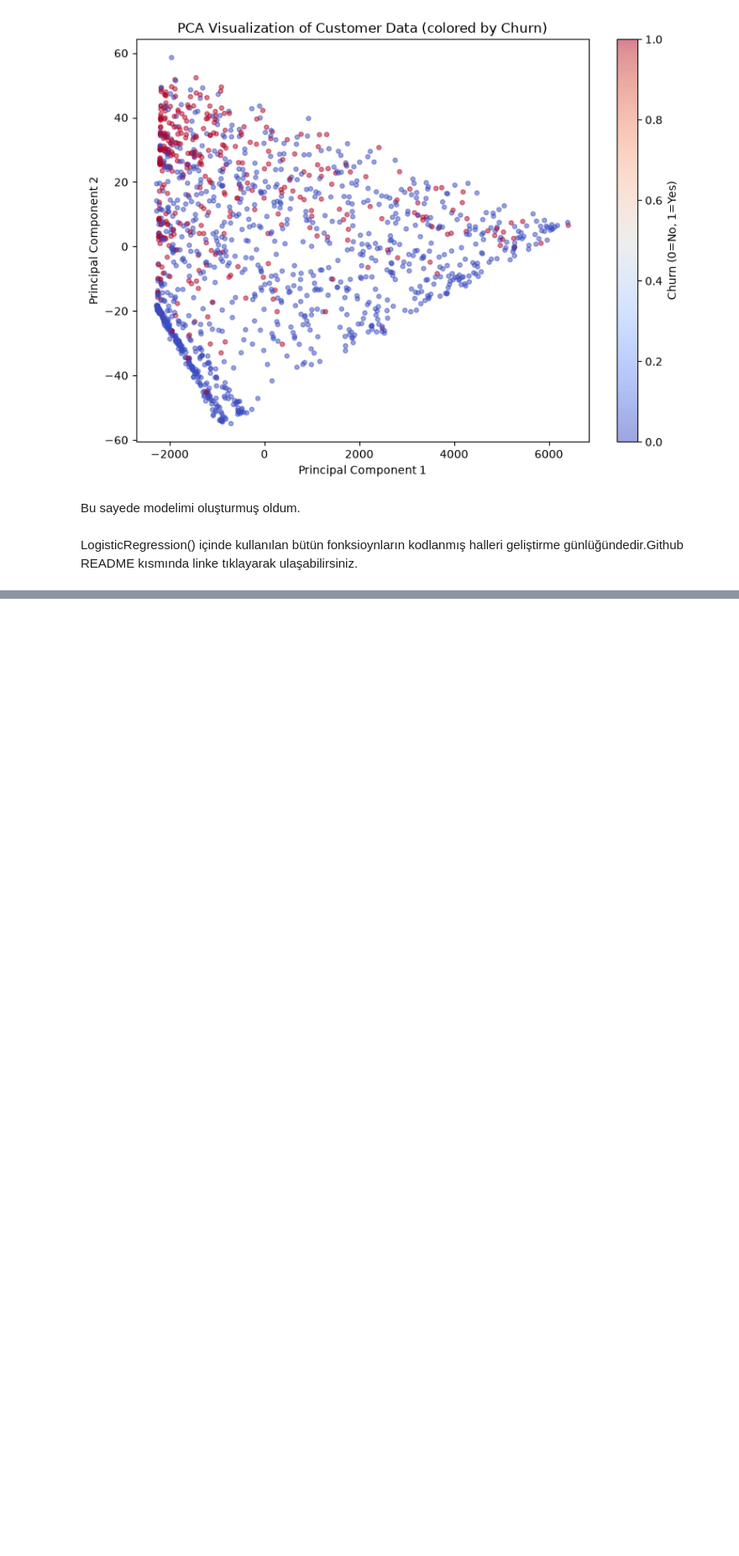
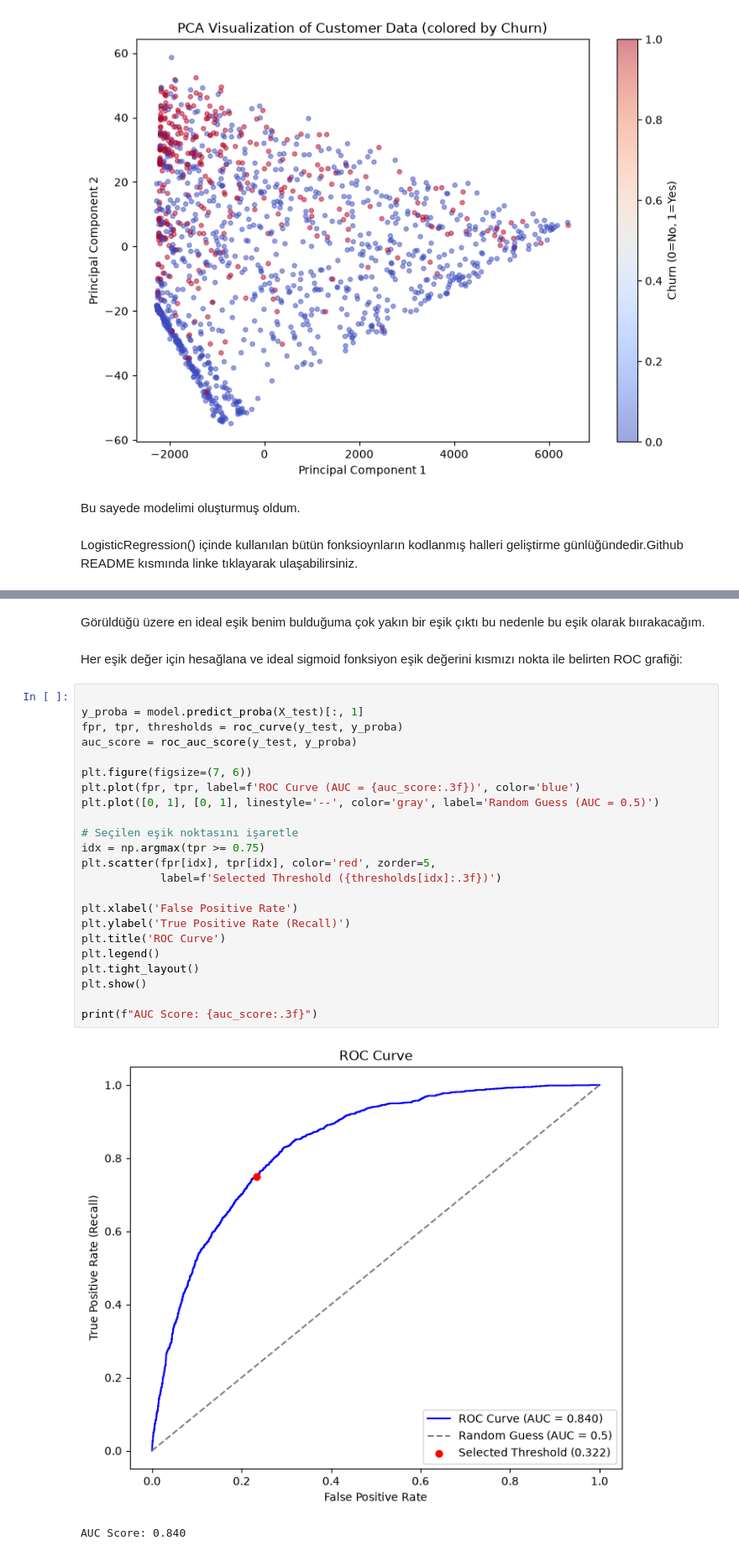
Before and after one commit to S9-gif/telco-churn-prediction, a Jupyter notebook: notebooks/01_KVA(Kesifsel_Veri_Analizi).ipynb, the cells around one changed output, grey strips where cells are left out. Shown at 84% size. Drawn from its saved outputs; the diff is of its cells as text; blank space fills up the shorter version.

```diff
--- a/notebooks/01_KVA(Kesifsel_Veri_Analizi).ipynb
+++ b/notebooks/01_KVA(Kesifsel_Veri_Analizi).ipynb
@@ -320,0 +423,30 @@ LogisticRegression() içinde kullanılan bütün fonksioynların kodlanmış hal
+# %% [markdown]
+Görüldüğü üzere en ideal eşik benim bulduğuma çok yakın bir eşik çıktı bu nedenle bu eşik olarak bıırakacağım.
+# %% [markdown]
+Her eşik değer için hesağlana ve ideal sigmoid fonksiyon eşik değerini kısmızı nokta ile belirten ROC grafiği:
+# %%
+
+y_proba = model.predict_proba(X_test)[:, 1]
+fpr, tpr, thresholds = roc_curve(y_test, y_proba)
+auc_score = roc_auc_score(y_test, y_proba)
+
+plt.figure(figsize=(7, 6))
+plt.plot(fpr, tpr, label=f'ROC Curve (AUC = {auc_score:.3f})', color='blue')
+plt.plot([0, 1], [0, 1], linestyle='--', color='gray', label='Random Guess (AUC = 0.5)')
+
+# Seçilen eşik noktasını işaretle
+idx = np.argmax(tpr >= 0.75)
+plt.scatter(fpr[idx], tpr[idx], color='red', zorder=5,
+            label=f'Selected Threshold ({thresholds[idx]:.3f})')
+
+plt.xlabel('False Positive Rate')
+plt.ylabel('True Positive Rate (Recall)')
+plt.title('ROC Curve')
+plt.legend()
+plt.tight_layout()
+plt.show()
+
+print(f"AUC Score: {auc_score:.3f}")
+# %% [output]
+[figure, added]
+AUC Score: 0.840
```
Also changed, not shown: parts of 22 cells of this notebook.
